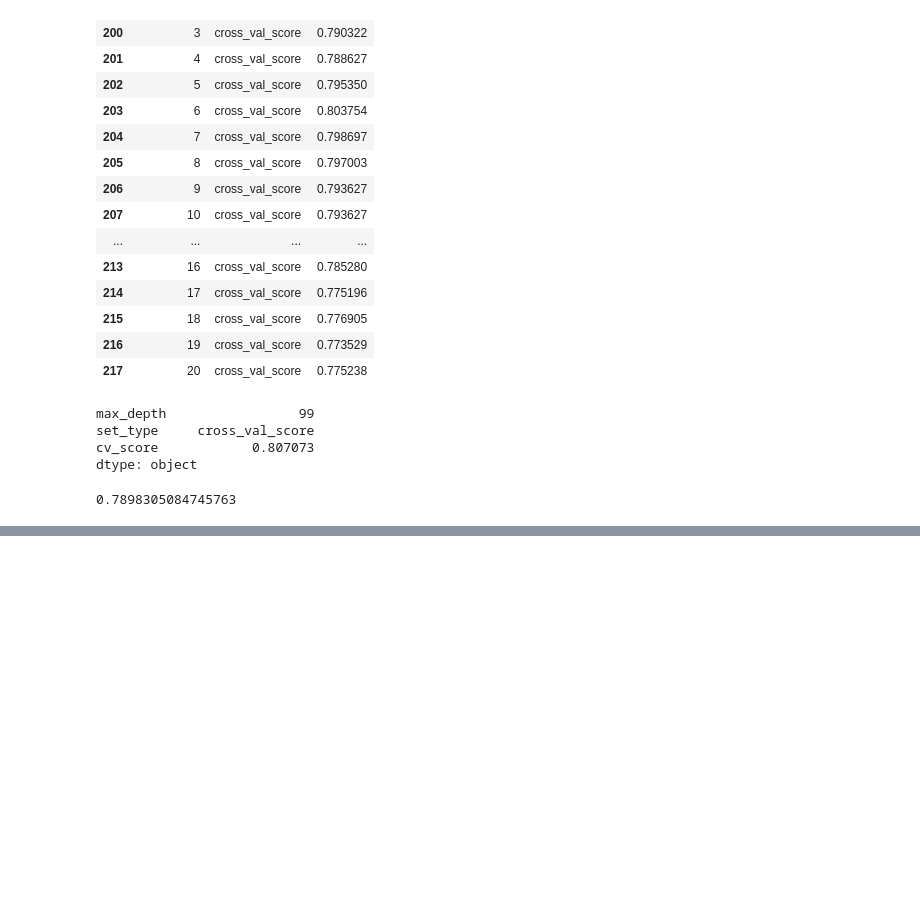
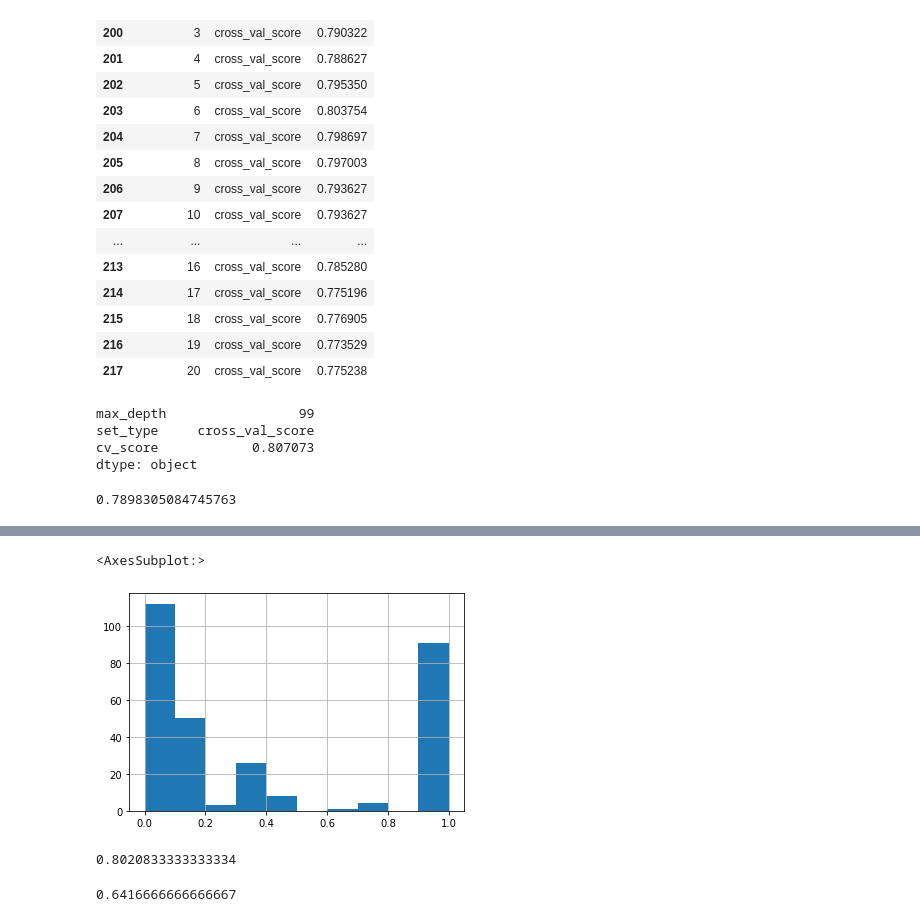
Before and after one commit to AlexDarkstalker/StepikDSMLIntroduction, a Jupyter notebook: module2/Titanic.ipynb, the cells around one changed output, grey strips where cells are left out. Drawn from its saved outputs; the diff is of its cells as text; code cells hidden in the pictures; blank space fills up the shorter version.

```diff
--- a/module2/Titanic.ipynb
+++ b/module2/Titanic.ipynb
@@ -291,0 +298,2 @@ cross_val_score(best_clf, X_test, y_test, cv=5).mean()
+# %%
+clf_grid_search_cv = GridSearchCV(estimator=clf, param_grid=parameters, cv=5)
@@ -291,0 +306,2 @@ cross_val_score(best_clf, X_test, y_test, cv=5).mean()
+# %%
+clf_grid_search_cv.fit(X_train, y_train)
@@ -291,0 +316,3 @@ cross_val_score(best_clf, X_test, y_test, cv=5).mean()
+# %%
+best_clf = clf_grid_search_cv.best_estimator_
+best_clf
@@ -291,0 +337,2 @@ cross_val_score(best_clf, X_test, y_test, cv=5).mean()
+# %%
+y_predicted_prob = best_clf.predict_proba(X_test)
@@ -291,0 +359,5 @@ cross_val_score(best_clf, X_test, y_test, cv=5).mean()
+# %%
+pd.Series(y_predicted_prob[:, 1]).hist()
+# %% [output]
+<AxesSubplot:>
+[figure, added]
@@ -291,0 +366,8 @@ cross_val_score(best_clf, X_test, y_test, cv=5).mean()
+# %%
+precision_score(y_test, y_pred)
+# %% [output]
+0.8020833333333334
+# %%
+recall_score(y_test, y_pred)
+# %% [output]
+0.6416666666666667
```
Also changed, not shown: parts of 21 cells of this notebook, 2 other files.
